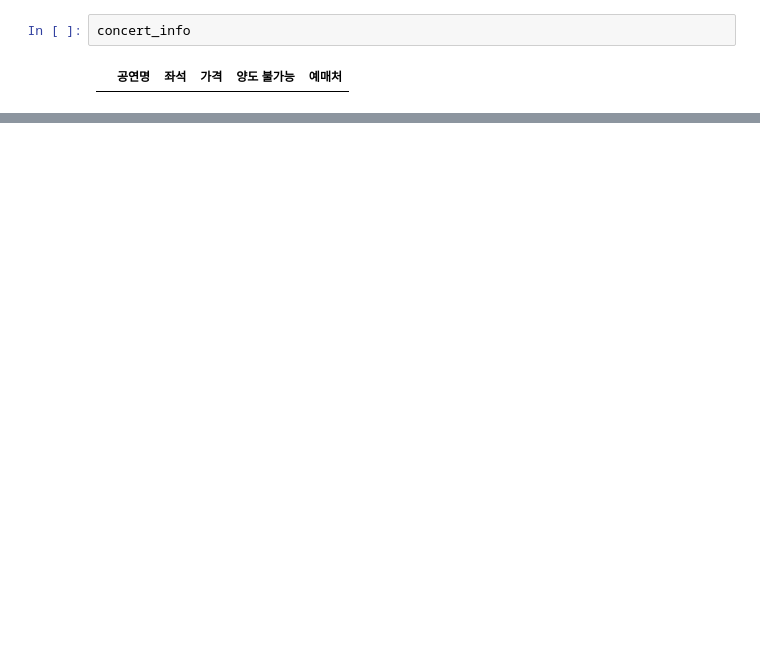
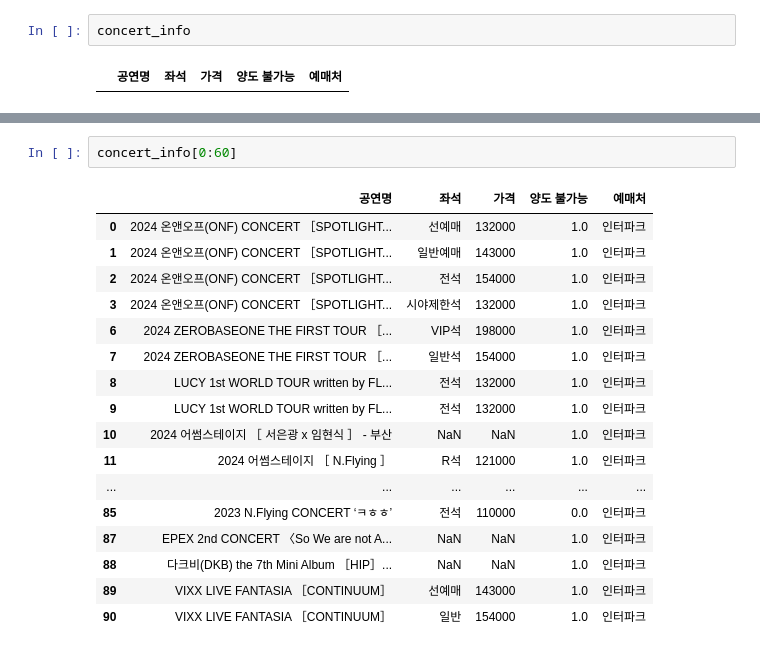
Before and after one commit to Cherrlyy/X_scalp_tickets, a Jupyter notebook: code/ticket_site_crawling.ipynb, the cells around one changed output, grey strips where cells are left out. Saved outputs shown, nothing was run; the diff lists cells and outputs as text; blank space fills up the shorter version.

```diff
--- a/code/ticket_site_crawling.ipynb
+++ b/code/ticket_site_crawling.ipynb
@@ -513,0 +514,20 @@ ticketlink_crawling()
+# %%
+concert_info[0:60]
+# %% [output]
+|  | 공연명 | 좌석 | 가격 | 양도 불가능 | 예매처 |
+| 0 | 2024 온앤오프(ONF) CONCERT ［SPOTLIGHT... | 선예매 | 132000 | 1.0 | 인터파크 |
+| 1 | 2024 온앤오프(ONF) CONCERT ［SPOTLIGHT... | 일반예매 | 143000 | 1.0 | 인터파크 |
+| 2 | 2024 온앤오프(ONF) CONCERT ［SPOTLIGHT... | 전석 | 154000 | 1.0 | 인터파크 |
+| 3 | 2024 온앤오프(ONF) CONCERT ［SPOTLIGHT... | 시야제한석 | 132000 | 1.0 | 인터파크 |
+| 6 | 2024 ZEROBASEONE THE FIRST TOUR ［... | VIP석 | 198000 | 1.0 | 인터파크 |
+| 7 | 2024 ZEROBASEONE THE FIRST TOUR ［... | 일반석 | 154000 | 1.0 | 인터파크 |
+| 8 | LUCY 1st WORLD TOUR written by FL... | 전석 | 132000 | 1.0 | 인터파크 |
+| 9 | LUCY 1st WORLD TOUR written by FL... | 전석 | 132000 | 1.0 | 인터파크 |
+| 10 | 2024 어썸스테이지 ［ 서은광 x 임현식 ］ - 부산 | NaN | NaN | 1.0 | 인터파크 |
+| 11 | 2024 어썸스테이지 ［ N.Flying ］ | R석 | 121000 | 1.0 | 인터파크 |
+| ... | ... | ... | ... | ... | ... |
+| 85 | 2023 N.Flying CONCERT ‘ㅋㅎㅎ’ | 전석 | 110000 | 0.0 | 인터파크 |
+| 87 | EPEX 2nd CONCERT 〈So We are not A... | NaN | NaN | 1.0 | 인터파크 |
+| 88 | 다크비(DKB) the 7th Mini Album ［HIP］... | NaN | NaN | 1.0 | 인터파크 |
+| 89 | VIXX LIVE FANTASIA ［CONTINUUM］ | 선예매 | 143000 | 1.0 | 인터파크 |
+| 90 | VIXX LIVE FANTASIA ［CONTINUUM］ | 일반 | 154000 | 1.0 | 인터파크 |
```
Also changed, not shown: parts of 13 cells of this notebook, 1 other file.
